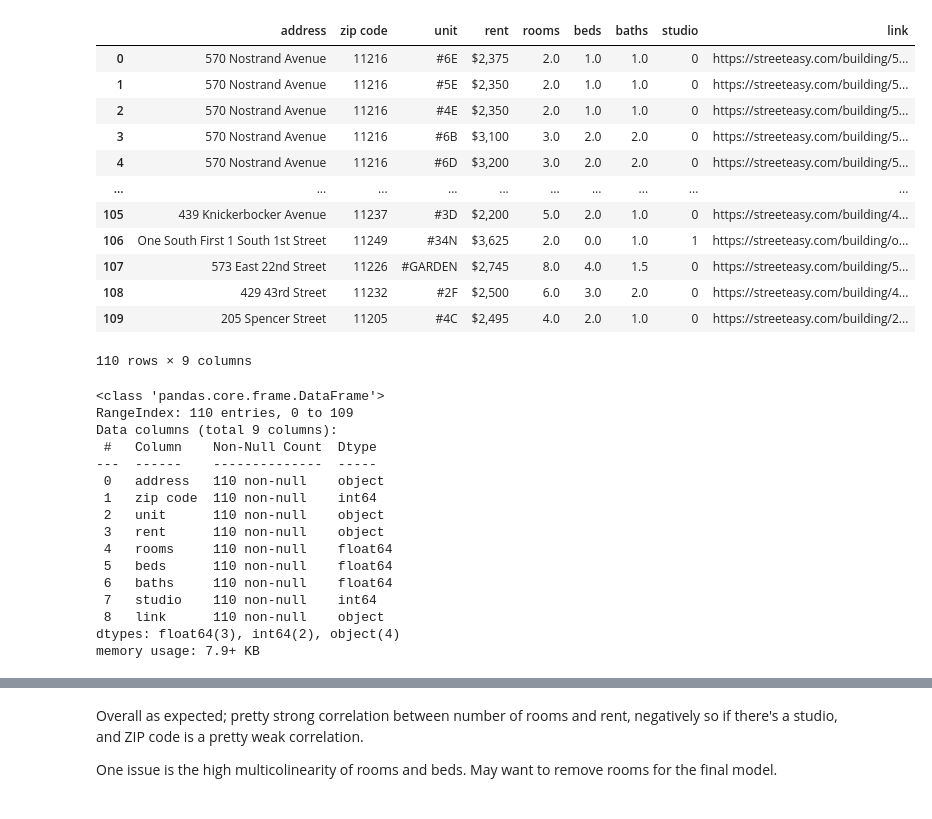
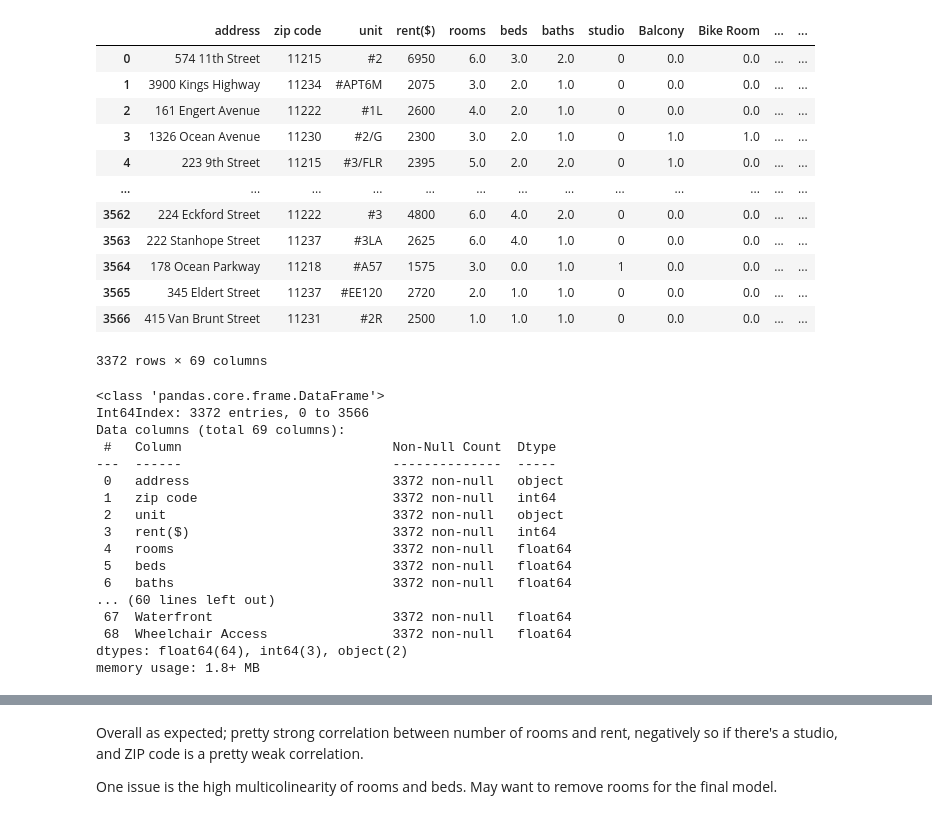
Before and after one commit to nickdellaquilo/Apartment-Regression, a Jupyter notebook: MVP Regression.ipynb, the cells around one changed output, grey strips where cells are left out. Cells and saved outputs as stored; diff of their text form; code cells hidden in the pictures.

```diff
--- a/MVP Regression.ipynb
+++ b/MVP Regression.ipynb
@@ -10,38 +10,39 @@ sns.set()
 from sklearn.linear_model import LinearRegression
 from sklearn.metrics import mean_squared_error
 # %%
-MVP_frame = pd.read_pickle("data/MVP_data.pickle")
+MVP_frame = pd.read_pickle("data/apt_frame_final.pickle")
 MVP_frame
 # %% [output]
-|  | address | zip code | unit | rent | rooms | beds | baths | studio | link |
-| 0 | 570 Nostrand Avenue | 11216 | #6E | $2,375 | 2.0 | 1.0 | 1.0 | 0 | https://streeteasy.com/building/5... |
-| 1 | 570 Nostrand Avenue | 11216 | #5E | $2,350 | 2.0 | 1.0 | 1.0 | 0 | https://streeteasy.com/building/5... |
-| 2 | 570 Nostrand Avenue | 11216 | #4E | $2,350 | 2.0 | 1.0 | 1.0 | 0 | https://streeteasy.com/building/5... |
-| 3 | 570 Nostrand Avenue | 11216 | #6B | $3,100 | 3.0 | 2.0 | 2.0 | 0 | https://streeteasy.com/building/5... |
-| 4 | 570 Nostrand Avenue | 11216 | #6D | $3,200 | 3.0 | 2.0 | 2.0 | 0 | https://streeteasy.com/building/5... |
-| ... | ... | ... | ... | ... | ... | ... | ... | ... | ... |
-| 105 | 439 Knickerbocker Avenue | 11237 | #3D | $2,200 | 5.0 | 2.0 | 1.0 | 0 | https://streeteasy.com/building/4... |
-| 106 | One South First 1 South 1st Street | 11249 | #34N | $3,625 | 2.0 | 0.0 | 1.0 | 1 | https://streeteasy.com/building/o... |
-| 107 | 573 East 22nd Street | 11226 | #GARDEN | $2,745 | 8.0 | 4.0 | 1.5 | 0 | https://streeteasy.com/building/5... |
-| 108 | 429 43rd Street | 11232 | #2F | $2,500 | 6.0 | 3.0 | 2.0 | 0 | https://streeteasy.com/building/4... |
-| 109 | 205 Spencer Street | 11205 | #4C | $2,495 | 4.0 | 2.0 | 1.0 | 0 | https://streeteasy.com/building/2... |
+|  | address | zip code | unit | rent($) | rooms | beds | baths | studio | Balcony | Bike Room | ... | ... |
+| 0 | 574 11th Street | 11215 | #2 | 6950 | 6.0 | 3.0 | 2.0 | 0 | 0.0 | 0.0 | ... | ... |
+| 1 | 3900 Kings Highway | 11234 | #APT6M | 2075 | 3.0 | 2.0 | 1.0 | 0 | 0.0 | 0.0 | ... | ... |
+| 2 | 161 Engert Avenue | 11222 | #1L | 2600 | 4.0 | 2.0 | 1.0 | 0 | 0.0 | 0.0 | ... | ... |
+| 3 | 1326 Ocean Avenue | 11230 | #2/G | 2300 | 3.0 | 2.0 | 1.0 | 0 | 1.0 | 1.0 | ... | ... |
+| 4 | 223 9th Street | 11215 | #3/FLR | 2395 | 5.0 | 2.0 | 2.0 | 0 | 1.0 | 0.0 | ... | ... |
+| ... | ... | ... | ... | ... | ... | ... | ... | ... | ... | ... | ... | ... |
+| 3562 | 224 Eckford Street | 11222 | #3 | 4800 | 6.0 | 4.0 | 2.0 | 0 | 0.0 | 0.0 | ... | ... |
+| 3563 | 222 Stanhope Street | 11237 | #3LA | 2625 | 6.0 | 4.0 | 1.0 | 0 | 0.0 | 0.0 | ... | ... |
+| 3564 | 178 Ocean Parkway | 11218 | #A57 | 1575 | 3.0 | 0.0 | 1.0 | 1 | 0.0 | 0.0 | ... | ... |
+| 3565 | 345 Eldert Street | 11237 | #EE120 | 2720 | 2.0 | 1.0 | 1.0 | 0 | 0.0 | 0.0 | ... | ... |
+| 3566 | 415 Van Brunt Street | 11231 | #2R | 2500 | 1.0 | 1.0 | 1.0 | 0 | 0.0 | 0.0 | ... | ... |
-110 rows × 9 columns
+3372 rows × 69 columns
 # %%
 MVP_frame.info()
 # %% [output]
 <class 'pandas.core.frame.DataFrame'>
-RangeIndex: 110 entries, 0 to 109
-Data columns (total 9 columns):
- #   Column    Non-Null Count  Dtype
----  ------    --------------  -----
- 0   address   110 non-null    object
- 1   zip code  110 non-null    int64
- 2   unit      110 non-null    object
- 3   rent      110 non-null    object
- 4   rooms     110 non-null    float64
- 5   beds      110 non-null    float64
- 6   baths     110 non-null    float64
- 7   studio    110 non-null    int64
- 8   link      110 non-null    object
-dtypes: float64(3), int64(2), object(4)
-memory usage: 7.9+ KB
+Int64Index: 3372 entries, 0 to 3566
+Data columns (total 69 columns):
+ #   Column                           Non-Null Count  Dtype
+---  ------                           --------------  -----
+ 0   address                          3372 non-null   object
+ 1   zip code                         3372 non-null   int64
+ 2   unit                             3372 non-null   object
+ 3   rent($)                          3372 non-null   int64
+ 4   rooms                            3372 non-null   float64
+ 5   beds                             3372 non-null   float64
+ 6   baths                            3372 non-null   float64
+... (60 lines left out)
+ 67  Waterfront                       3372 non-null   float64
+ 68  Wheelchair Access                3372 non-null   float64
+dtypes: float64(64), int64(3), object(2)
+memory usage: 1.8+ MB
```
Also changed, not shown: parts of 5 cells of this notebook, 1 other file.
